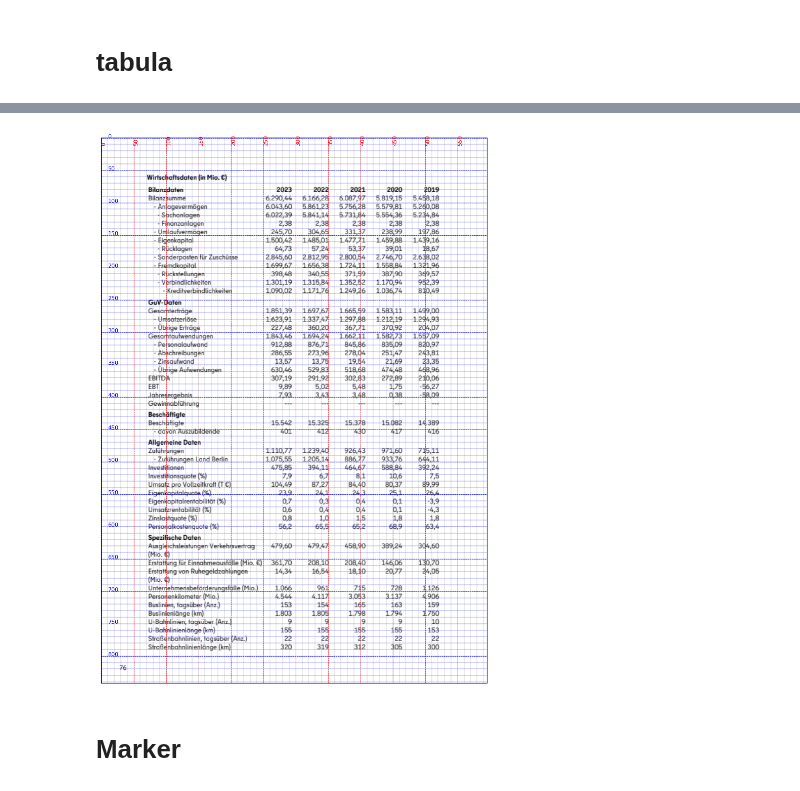
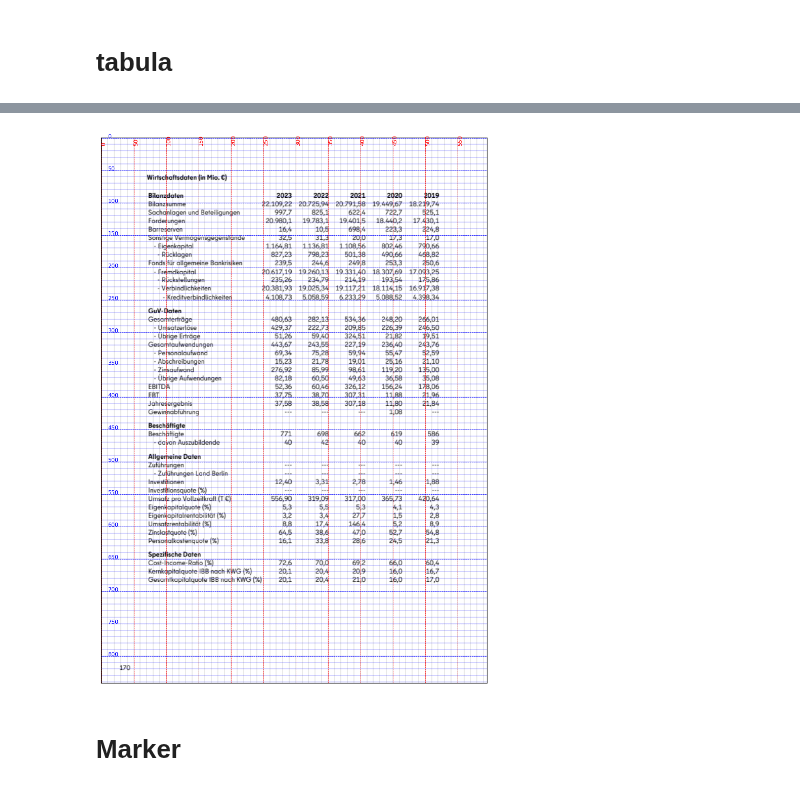
Before and after one commit to Famondir/Thesis, a Jupyter notebook: Beteiligungsberichte/extract_data_bb.ipynb, the cells around one changed output, grey strips where cells are left out. Cells and saved outputs as stored; diff of their text form; code cells hidden in the pictures.

```diff
--- a/Beteiligungsberichte/extract_data_bb.ipynb
+++ b/Beteiligungsberichte/extract_data_bb.ipynb
@@ -223,33 +405,34 @@ df[0]['Bezeichnung'].to_list()
 # %%
 import matplotlib.pyplot as plt
 
+p = 170
 page = pdf[p-1]
 
 # Render the page as an image (DPI 72 means 1 point = 1 pixel)
 bitmap = page.render(scale=1)
 img = bitmap.to_pil()
 
 fig, ax = plt.subplots(figsize=(10, 14))
 ax.imshow(img)
 
 for x in np.arange(0, img.width, 10):
     ax.axvline(x, color='gray', linewidth=0.25, linestyle='-')
 for y in np.arange(0, img.height, 10):
     ax.axhline(y, color='blue', linewidth=0.25, linestyle='-')
 
 # Draw grid lines every 50 points (adjust as needed)
 for x in np.arange(0, img.width, 50):
     ax.axvline(x, color='red', linewidth=0.5, linestyle='--')
     ax.text(x, 10, str(x), color='red', fontsize=8, rotation=90)
 for y in np.arange(0, img.height, 50):
     ax.axhline(y, color='blue', linewidth=0.5, linestyle='--')
     ax.text(10, y, str(y), color='blue', fontsize=8)
 
 ax.set_xticks([])
 ax.set_yticks([])
 plt.show()
 # %% [output]
-[figure, old version]
+[figure, new version]
 # %% [markdown]
 # Marker
 # %%
```
Also changed, not shown: parts of 16 cells of this notebook.
